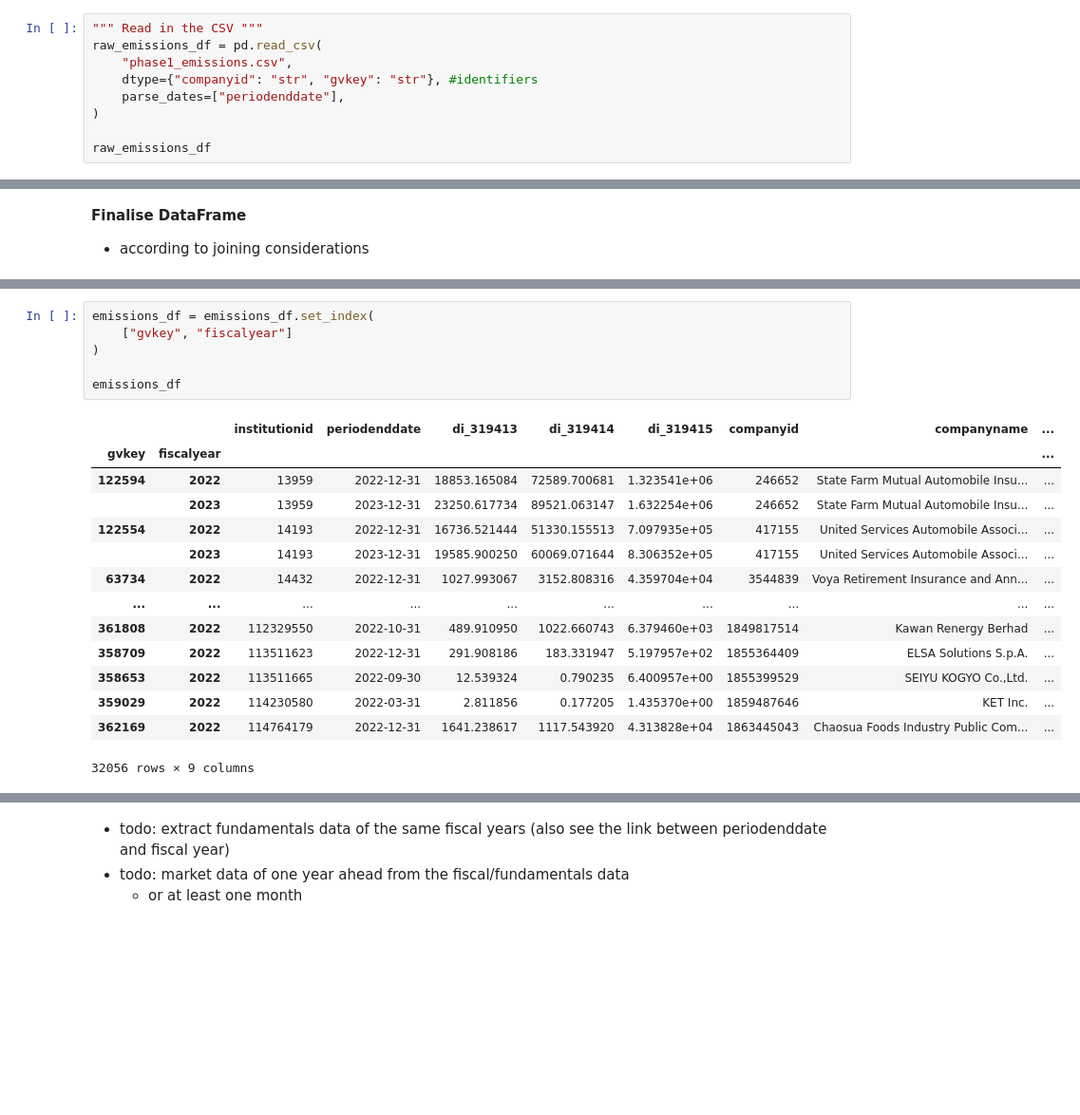
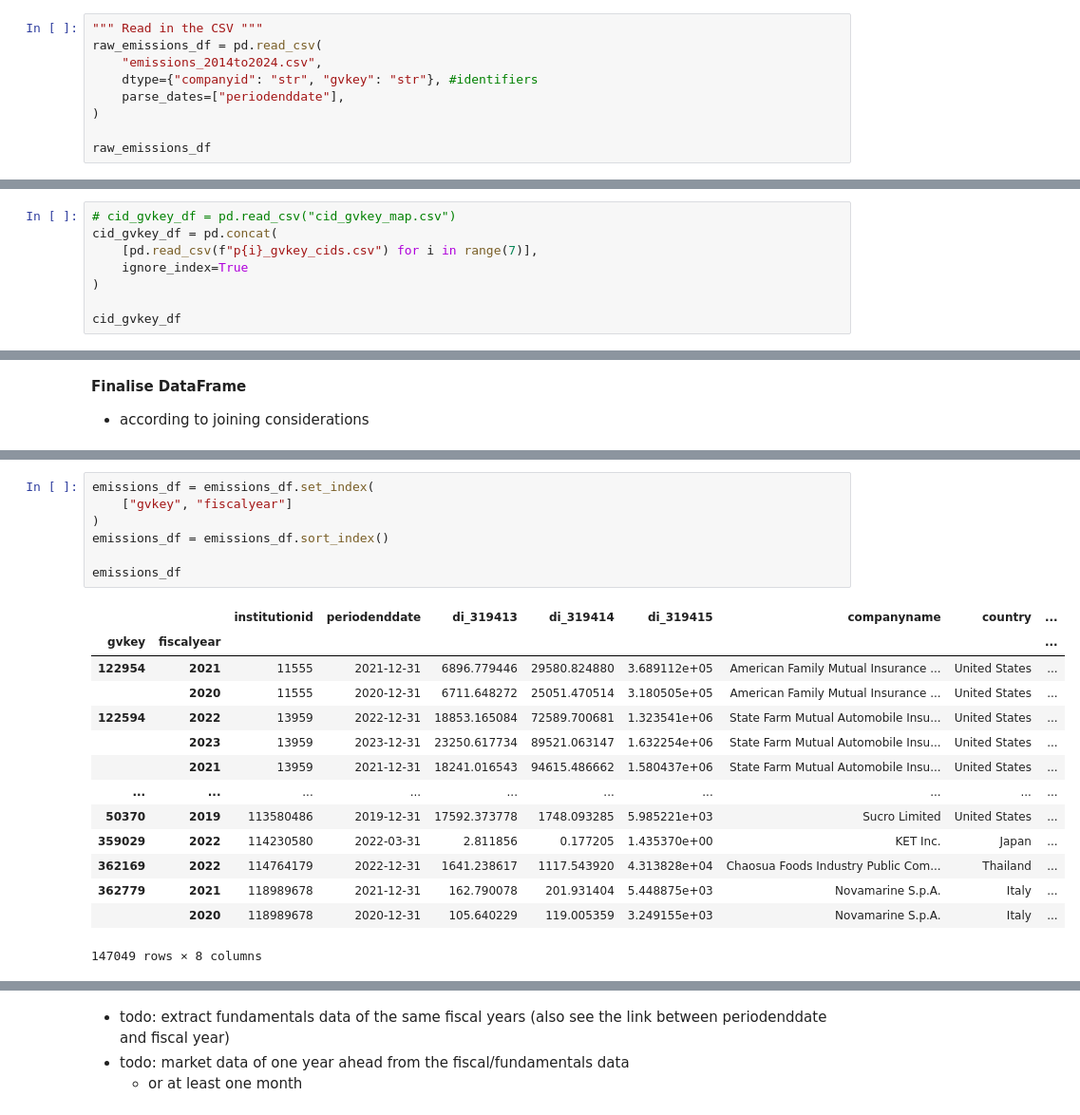
Before and after one commit to varunchodanker/MSc-Individual-Project, a Jupyter notebook: Phase1.ipynb, the cells around one changed output, grey strips where cells are left out. Shown: that part at 95% size. Drawn from its saved outputs; the diff is of its cells as text; blank space fills up the shorter version.

```diff
--- a/Phase1.ipynb
+++ b/Phase1.ipynb
@@ -15,7 +15,7 @@ import statsmodels.formula.api as smf
 # %%
 """ Read in the CSV """
 raw_emissions_df = pd.read_csv(
-    "phase1_emissions.csv",
+    "emissions_2014to2024.csv",
     dtype={"companyid": "str", "gvkey": "str"}, #identifiers
     parse_dates=["periodenddate"],
 )
@@ -721,0 +704,8 @@ cid_gvkey_df
+# %%
+# cid_gvkey_df = pd.read_csv("cid_gvkey_map.csv")
+cid_gvkey_df = pd.concat(
+    [pd.read_csv(f"p{i}_gvkey_cids.csv") for i in range(7)],
+    ignore_index=True
+)
+
+cid_gvkey_df
@@ -1017,21 +1016,22 @@ emissions_df
 # %%
 emissions_df = emissions_df.set_index(
     ["gvkey", "fiscalyear"]
 )
+emissions_df = emissions_df.sort_index()
 
 emissions_df
 # %% [output]
-|  |  | institutionid | periodenddate | di_319413 | di_319414 | di_319415 | companyid | companyname | ... |
+|  |  | institutionid | periodenddate | di_319413 | di_319414 | di_319415 | companyname | country | ... |
 | gvkey | fiscalyear |  |  |  |  |  |  |  | ... |
-| 122594 | 2022 | 13959 | 2022-12-31 | 18853.165084 | 72589.700681 | 1.323541e+06 | 246652 | State Farm Mutual Automobile Insu... | ... |
-|  | 2023 | 13959 | 2023-12-31 | 23250.617734 | 89521.063147 | 1.632254e+06 | 246652 | State Farm Mutual Automobile Insu... | ... |
-| 122554 | 2022 | 14193 | 2022-12-31 | 16736.521444 | 51330.155513 | 7.097935e+05 | 417155 | United Services Automobile Associ... | ... |
-|  | 2023 | 14193 | 2023-12-31 | 19585.900250 | 60069.071644 | 8.306352e+05 | 417155 | United Services Automobile Associ... | ... |
-| 63734 | 2022 | 14432 | 2022-12-31 | 1027.993067 | 3152.808316 | 4.359704e+04 | 3544839 | Voya Retirement Insurance and Ann... | ... |
+| 122954 | 2021 | 11555 | 2021-12-31 | 6896.779446 | 29580.824880 | 3.689112e+05 | American Family Mutual Insurance ... | United States | ... |
+|  | 2020 | 11555 | 2020-12-31 | 6711.648272 | 25051.470514 | 3.180505e+05 | American Family Mutual Insurance ... | United States | ... |
+| 122594 | 2022 | 13959 | 2022-12-31 | 18853.165084 | 72589.700681 | 1.323541e+06 | State Farm Mutual Automobile Insu... | United States | ... |
+|  | 2023 | 13959 | 2023-12-31 | 23250.617734 | 89521.063147 | 1.632254e+06 | State Farm Mutual Automobile Insu... | United States | ... |
+|  | 2021 | 13959 | 2021-12-31 | 18241.016543 | 94615.486662 | 1.580437e+06 | State Farm Mutual Automobile Insu... | United States | ... |
 | ... | ... | ... | ... | ... | ... | ... | ... | ... | ... |
-| 361808 | 2022 | 112329550 | 2022-10-31 | 489.910950 | 1022.660743 | 6.379460e+03 | 1849817514 | Kawan Renergy Berhad | ... |
-| 358709 | 2022 | 113511623 | 2022-12-31 | 291.908186 | 183.331947 | 5.197957e+02 | 1855364409 | ELSA Solutions S.p.A. | ... |
-| 358653 | 2022 | 113511665 | 2022-09-30 | 12.539324 | 0.790235 | 6.400957e+00 | 1855399529 | SEIYU KOGYO Co.,Ltd. | ... |
-| 359029 | 2022 | 114230580 | 2022-03-31 | 2.811856 | 0.177205 | 1.435370e+00 | 1859487646 | KET Inc. | ... |
-| 362169 | 2022 | 114764179 | 2022-12-31 | 1641.238617 | 1117.543920 | 4.313828e+04 | 1863445043 | Chaosua Foods Industry Public Com... | ... |
+| 50370 | 2019 | 113580486 | 2019-12-31 | 17592.373778 | 1748.093285 | 5.985221e+03 | Sucro Limited | United States | ... |
+| 359029 | 2022 | 114230580 | 2022-03-31 | 2.811856 | 0.177205 | 1.435370e+00 | KET Inc. | Japan | ... |
+| 362169 | 2022 | 114764179 | 2022-12-31 | 1641.238617 | 1117.543920 | 4.313828e+04 | Chaosua Foods Industry Public Com... | Thailand | ... |
+| 362779 | 2021 | 118989678 | 2021-12-31 | 162.790078 | 201.931404 | 5.448875e+03 | Novamarine S.p.A. | Italy | ... |
+|  | 2020 | 118989678 | 2020-12-31 | 105.640229 | 119.005359 | 3.249155e+03 | Novamarine S.p.A. | Italy | ... |
-32056 rows × 9 columns
+147049 rows × 8 columns
```
Also changed, not shown: parts of 51 cells of this notebook, 1 other file.
